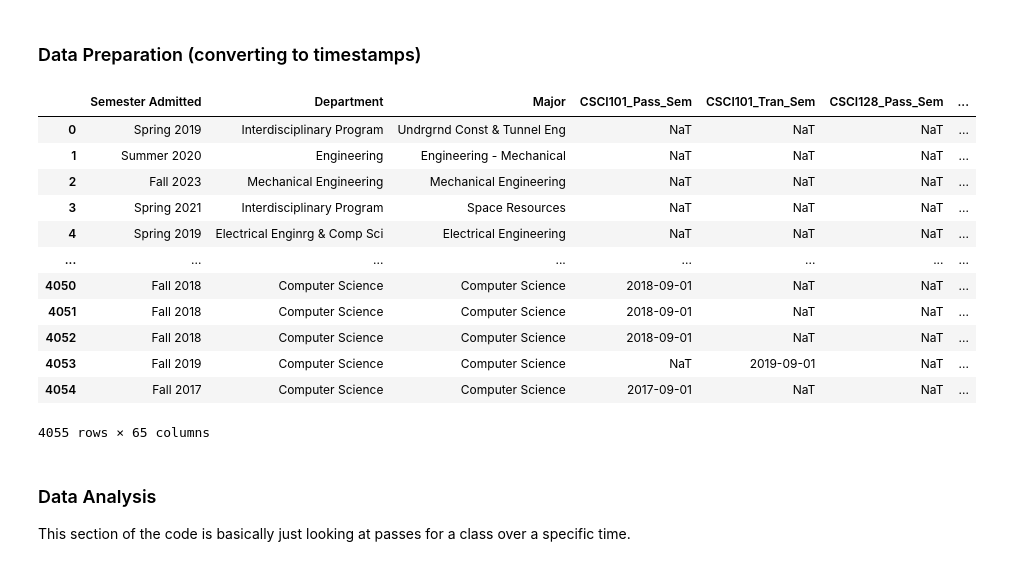
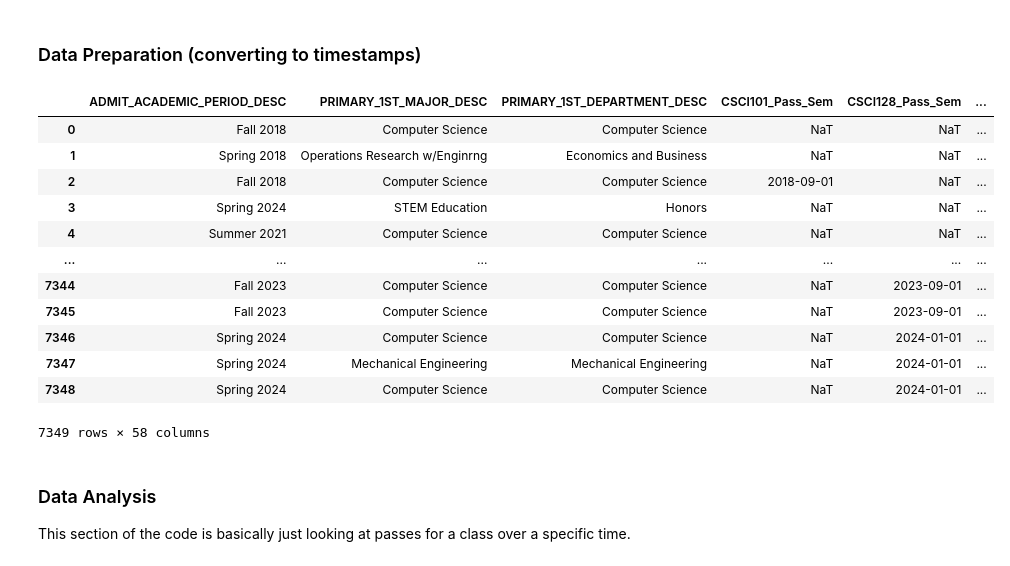
Before and after one commit to MehmetOzaslan/Network-Science-Project, a Jupyter notebook: data-exploration_csci220.ipynb, the cells around one changed output. Drawn from its saved outputs; the diff is of its cells as text; code cells hidden in the pictures.

```diff
--- a/data-exploration_csci220.ipynb
+++ b/data-exploration_csci220.ipynb
@@ -8,50 +18,69 @@ This notebook was developed on Ubuntu 20.04, python 3.8.10. It should also work
 ### Data Preparation (converting to timestamps)
 # %%
 import pandas as pd
+import networkx as nx
 from datetime import datetime
+from sklearn.preprocessing import OneHotEncoder
 
 # Function to convert semester string to datetime object
 def convert_semester_to_date(semester_str):
+    months = {"Spring": 1, "Summer": 6, "SummerOne" : 5, "SummerTwo" : 7, "Fall": 9}
+    season = ""
+
     if pd.isnull(semester_str):
         return None
 
     split_str = semester_str.split()
-
     year = split_str[-1]
     season_words = split_str[0:len(split_str)-1] #Because of summer sessions, EG: "Summer One 2022"
-    season = ""
     for i in season_words:
         season += i
 
-
-    months = {"Spring": 1, "Summer": 6, "SummerOne" : 5, "SummerTwo" : 7, "Fall": 9}
-
     return datetime(int(year), months[season], 1)
 
+#Merge trans columns into pass columns
+def merge_trans_classes(df):
+    pass_classes = [col for col in df.columns if "Pass" in col]
+    trans_classes = [col for col in df.columns if "Tran" in col]
+
+    #Combine the trans into the pass
+    for t in trans_classes:
+        class_name = t.split("_")[0]
+        for p in pass_classes:
+            if class_name in p:
+                df[p] = df[p].combine_first(df[t])
+
+    #Drop the trans cols
+    for t in trans_classes:
+        df = df.drop(t,axis=1)
+
+    return df
+
 # Load the Excel file
-df = pd.read_excel('/home/lithium/Network-Science-Project/CSCurriculumRevertedData.xlsx')
+df = pd.read_excel('/home/lithium/Network-Science-Project/CS Course Enrollment Data 030824.xlsx')
+df = merge_trans_classes(df)
 
 # Get all the semester columns.
-semester_cols = [col for col in df.columns if 'Pass' in col or 'Tran' in col]
+semester_cols = df.columns[3:-2]
 
 for col in semester_cols:
     df[col] = df[col].apply(convert_semester_to_date)
 
 df
 # %% [output]
-|  | Semester Admitted | Department | Major | CSCI101_Pass_Sem | CSCI101_Tran_Sem | CSCI128_Pass_Sem | ... |
-| 0 | Spring 2019 | Interdisciplinary Program | Undrgrnd Const & Tunnel Eng | NaT | NaT | NaT | ... |
-| 1 | Summer 2020 | Engineering | Engineering - Mechanical | NaT | NaT | NaT | ... |
-| 2 | Fall 2023 | Mechanical Engineering | Mechanical Engineering | NaT | NaT | NaT | ... |
-| 3 | Spring 2021 | Interdisciplinary Program | Space Resources | NaT | NaT | NaT | ... |
-| 4 | Spring 2019 | Electrical Enginrg & Comp Sci | Electrical Engineering | NaT | NaT | NaT | ... |
-| ... | ... | ... | ... | ... | ... | ... | ... |
-| 4050 | Fall 2018 | Computer Science | Computer Science | 2018-09-01 | NaT | NaT | ... |
-| 4051 | Fall 2018 | Computer Science | Computer Science | 2018-09-01 | NaT | NaT | ... |
-| 4052 | Fall 2018 | Computer Science | Computer Science | 2018-09-01 | NaT | NaT | ... |
-| 4053 | Fall 2019 | Computer Science | Computer Science | NaT | 2019-09-01 | NaT | ... |
-| 4054 | Fall 2017 | Computer Science | Computer Science | 2017-09-01 | NaT | NaT | ... |
+|  | ADMIT_ACADEMIC_PERIOD_DESC | PRIMARY_1ST_MAJOR_DESC | PRIMARY_1ST_DEPARTMENT_DESC | CSCI101_Pass_Sem | CSCI128_Pass_Sem | ... |
+| 0 | Fall 2018 | Computer Science | Computer Science | NaT | NaT | ... |
+| 1 | Spring 2018 | Operations Research w/Enginrng | Economics and Business | NaT | NaT | ... |
+| 2 | Fall 2018 | Computer Science | Computer Science | 2018-09-01 | NaT | ... |
+| 3 | Spring 2024 | STEM Education | Honors | NaT | NaT | ... |
+| 4 | Summer 2021 | Computer Science | Computer Science | NaT | NaT | ... |
+| ... | ... | ... | ... | ... | ... | ... |
+| 7344 | Fall 2023 | Computer Science | Computer Science | NaT | 2023-09-01 | ... |
+| 7345 | Fall 2023 | Computer Science | Computer Science | NaT | 2023-09-01 | ... |
+| 7346 | Spring 2024 | Computer Science | Computer Science | NaT | 2024-01-01 | ... |
+| 7347 | Spring 2024 | Mechanical Engineering | Mechanical Engineering | NaT | 2024-01-01 | ... |
+| 7348 | Spring 2024 | Computer Science | Computer Science | NaT | 2024-01-01 | ... |
-4055 rows × 65 columns
+7349 rows × 58 columns
 # %% [markdown]
 ### Data Analysis
 
```
Also changed, not shown: parts of 2 cells of this notebook.
